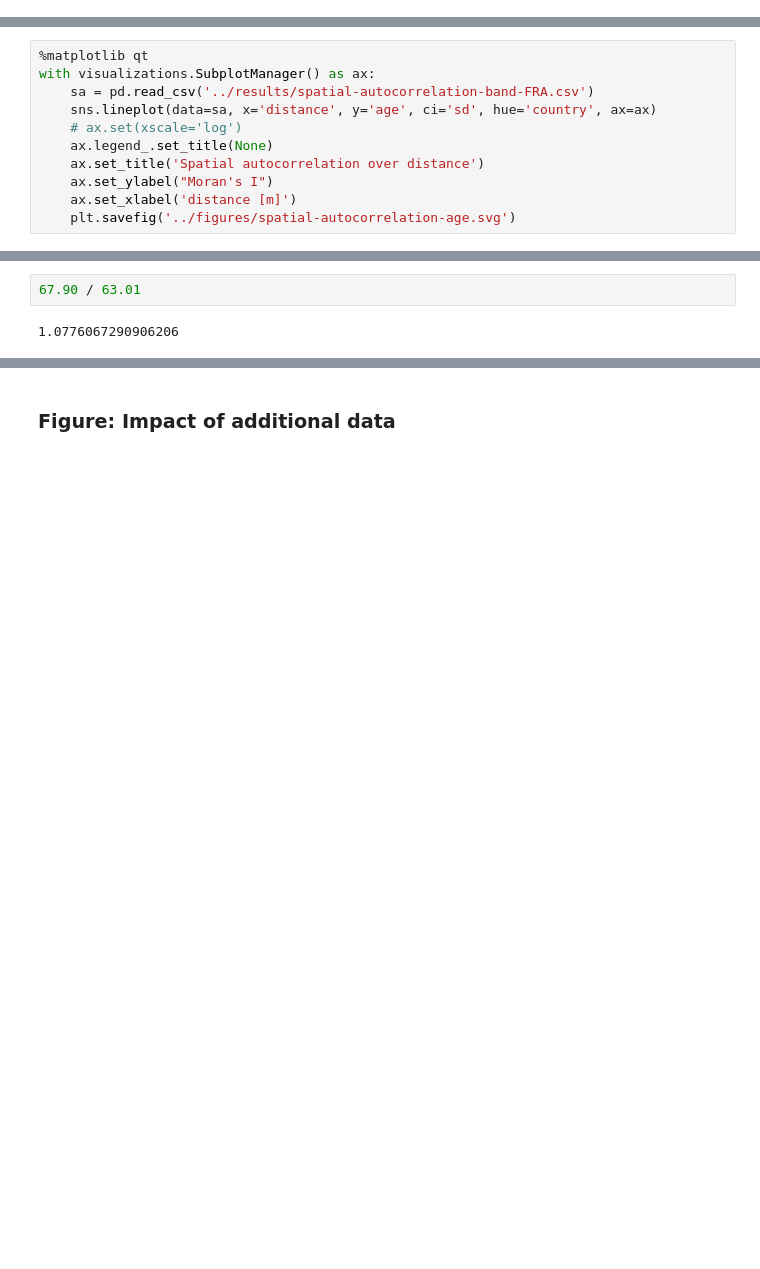
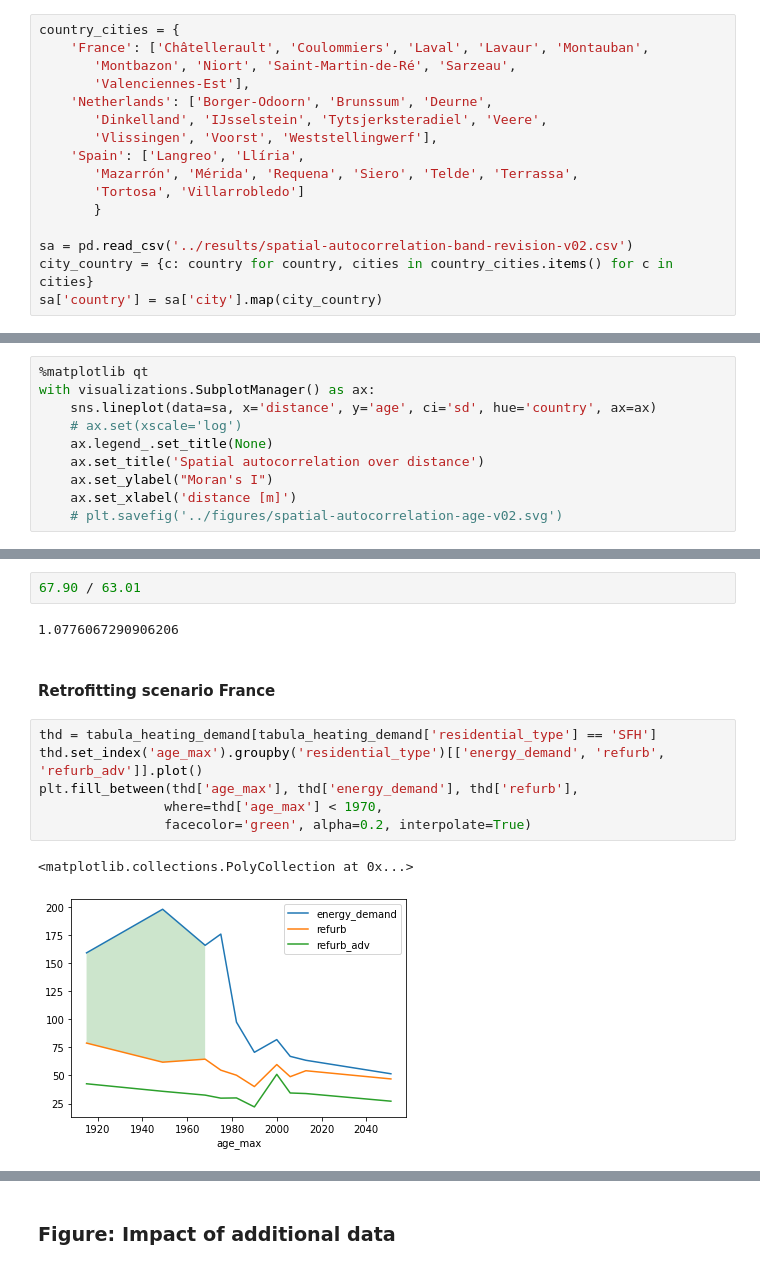
Before and after one commit to ai4up/ufo-prediction, a Jupyter notebook: notebooks/v0_1_prediction.ipynb, the cells around one changed output, grey strips where cells are left out. Saved outputs shown, nothing was run; the diff lists cells and outputs as text; blank space fills up the shorter version.

```diff
--- a/notebooks/v0_1_prediction.ipynb
+++ b/notebooks/v0_1_prediction.ipynb
@@ -312,3 +316,19 @@ visualizations.slope_chart(dfs, labels=['Classification', 'Regression'], feature
 0.19 of features are significant for both regression and classification.
 0.6571428571428571 of the significant features are significant for both regression and classification.
 [figure]
+# %%
+country_cities = {
+    'France': ['Châtellerault', 'Coulommiers', 'Laval', 'Lavaur', 'Montauban',
+       'Montbazon', 'Niort', 'Saint-Martin-de-Ré', 'Sarzeau',
+       'Valenciennes-Est'],
+    'Netherlands': ['Borger-Odoorn', 'Brunssum', 'Deurne',
+       'Dinkelland', 'IJsselstein', 'Tytsjerksteradiel', 'Veere',
+       'Vlissingen', 'Voorst', 'Weststellingwerf'],
+    'Spain': ['Langreo', 'Llíria',
+       'Mazarrón', 'Mérida', 'Requena', 'Siero', 'Telde', 'Terrassa',
+       'Tortosa', 'Villarrobledo']
+       }
+
+sa = pd.read_csv('../results/spatial-autocorrelation-band-revision-v02.csv')
+city_country = {c: country for country, cities in country_cities.items() for c in cities}
+sa['country'] = sa['city'].map(city_country)
@@ -315,14 +356,13 @@ visualizations.slope_chart(dfs, labels=['Classification', 'Regression'], feature
 # %%
 %matplotlib qt
 with visualizations.SubplotManager() as ax:
-    sa = pd.read_csv('../results/spatial-autocorrelation-band-FRA.csv')
     sns.lineplot(data=sa, x='distance', y='age', ci='sd', hue='country', ax=ax)
     # ax.set(xscale='log')
     ax.legend_.set_title(None)
     ax.set_title('Spatial autocorrelation over distance')
     ax.set_ylabel("Moran's I")
     ax.set_xlabel('distance [m]')
-    plt.savefig('../figures/spatial-autocorrelation-age.svg')
+    # plt.savefig('../figures/spatial-autocorrelation-age-v02.svg')
 # %%
 
 # for country, df_path in {'ESP': ESP_DATA_PATH}.items():
@@ -1645,3 +1853,14 @@ See the caveats in the documentation: https://pandas.pydata.org/pandas-docs/stab
 67.90 / 63.01
 # %% [output]
 1.0776067290906206
+# %% [markdown]
+#### Retrofitting scenario France
+# %%
+thd = tabula_heating_demand[tabula_heating_demand['residential_type'] == 'SFH']
+thd.set_index('age_max').groupby('residential_type')[['energy_demand', 'refurb', 'refurb_adv']].plot()
+plt.fill_between(thd['age_max'], thd['energy_demand'], thd['refurb'],
+                where=thd['age_max'] < 1970,
+                facecolor='green', alpha=0.2, interpolate=True)
+# %% [output]
+<matplotlib.collections.PolyCollection at 0x...>
+[figure, added]
```
Also changed, not shown: parts of 48 cells of this notebook, 32 other files.
